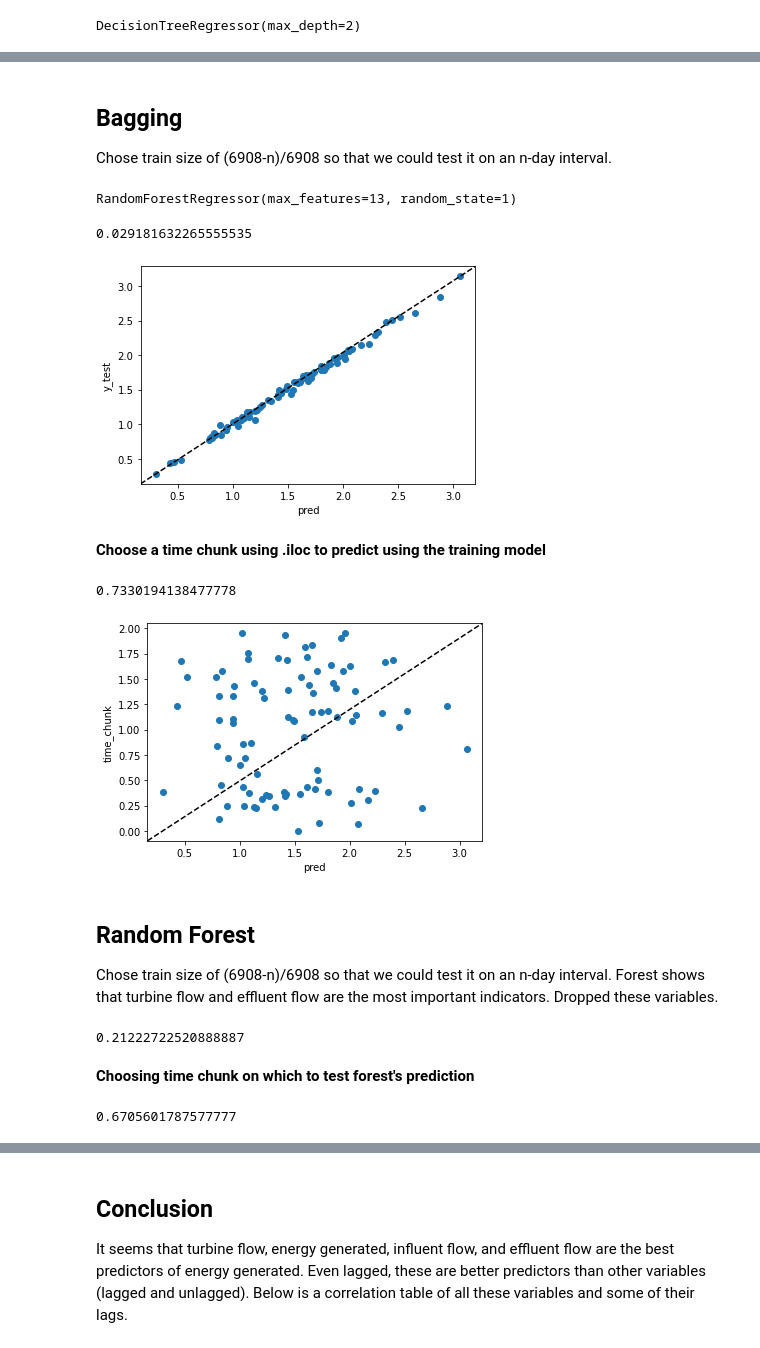
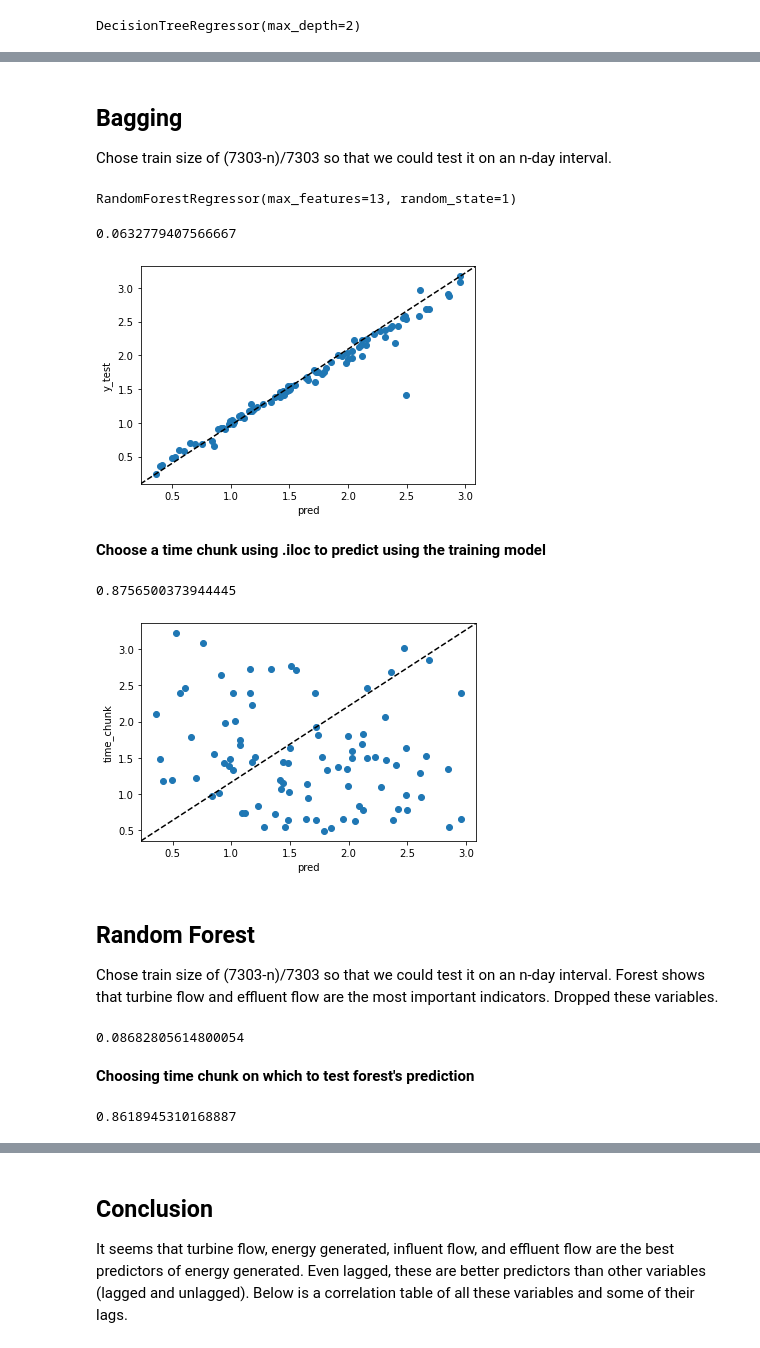
Before and after one commit to cameronthieme/IMAbootcamp2021, a Jupyter notebook: Data Exploration/Decision_Trees/Random Forests on Barra Bonita.ipynb, the cells around one changed output, grey strips where cells are left out. Drawn from its saved outputs; the diff is of its cells as text; code cells hidden in the pictures.

```diff
--- a/Data Exploration/Decision_Trees/Random Forests on Barra Bonita.ipynb
+++ b/Data Exploration/Decision_Trees/Random Forests on Barra Bonita.ipynb
@@ -19,3 +16,3 @@ We work with data up to 2017 so that we can test the predictions on 2018-2021.
 # %%
 df = pd.read_csv("../../Data/1999_2021/aggragate_daily_data_2000to2020.csv", index_col = "date").drop(labels = "Unnamed: 0", axis = 1)
-df_2017 = df.loc['2000-01-01':'2018-12-31'].copy()
+df = df.rename(columns={"volume_used":"usable_volume"})
@@ -24,17 +31,12 @@ Adding 3 day, 7 day, 14 day, 30 day lags to all variables.
 # %%
-df_2017_lagged = df_2017.copy()
+for i in [7,14,30]:
+    df[['influent_flow_' + str(i)]] = df[['influent_flow']].shift(i)
+    df[['usable_volume_' + str(i)]] = df[['usable_volume']].shift(i)
+    df[['poured_flow_' + str(i)]] = df[['poured_flow']].shift(i)
+    df[['water_level_' + str(i)]] = df[['water_level']].shift(i)
+    df[['energy_stored_' + str(i)]] = df[['energy_stored']].shift(i)
+    df[['maximum_demand_' + str(i)]] = df[['maximum_demand']].shift(i)
+    df[['energy_generated_' + str(i)]] = df[['energy_generated']].shift(i)
+    df[['effluent_flow_' + str(i)]] = df[['effluent_flow']].shift(i)
 
-for i in [3,7,14,30]:    #this is so UGLY I wish I knew how to code :(
-    df_2017_lagged[['turbine_flow']] = (df_2017_lagged['effluent_flow'] - df_2017_lagged['poured_flow']).to_frame()
-    df_2017_lagged[['energy_charge_' + str(i)]] = df_2017_lagged[['energy_charge']].shift(i)
-    df_2017_lagged[['influent_flow_' + str(i)]] = df_2017_lagged[['influent_flow']].shift(i)
-    df_2017_lagged[['volume_used_' + str(i)]] = df_2017_lagged[['volume_used']].shift(i)
-    df_2017_lagged[['poured_flow_' + str(i)]] = df_2017_lagged[['poured_flow']].shift(i)
-    df_2017_lagged[['water_level_' + str(i)]] = df_2017_lagged[['water_level']].shift(i)
-    df_2017_lagged[['energy_stored_' + str(i)]] = df_2017_lagged[['energy_stored']].shift(i)
-    df_2017_lagged[['maximum_demand_' + str(i)]] = df_2017_lagged[['maximum_demand']].shift(i)
-    df_2017_lagged[['energy_generated_' + str(i)]] = df_2017_lagged[['energy_generated']].shift(i)
-    df_2017_lagged[['turbine_flow_' + str(i)]] = df_2017_lagged[['turbine_flow']].shift(i)
-    df_2017_lagged[['effluent_flow_' + str(i)]] = df_2017_lagged[['effluent_flow']].shift(i)
-
-df_2017_lagged = df_2017_lagged.dropna()
+df = df.dropna()
@@ -83,11 +111,11 @@ mean_absolute_error(y_test, pred)
 # %% [markdown]
 ## Bagging
 
-Chose train size of (6908-n)/6908 so that we could test it on an n-day interval.
+Chose train size of (7303-n)/7303 so that we could test it on an n-day interval.
 # %%
-X = df_2017_lagged.drop(['energy_generated'], axis = 1)
-y = df_2017_lagged.energy_generated
-X_train, X_test, y_train, y_test = train_test_split(X, y, train_size = (6908-90)/6908, random_state = 0)
+X = df.drop(['energy_generated'], axis = 1)
+y = df.energy_generated
+X_train, X_test, y_train, y_test = train_test_split(X, y, train_size = (7303-90)/7303, random_state = 0)
 # %%
 bagged_daily = RandomForestRegressor(max_features = 13, random_state = 1)
 bagged_daily.fit(X_train, y_train)
@@ -110,51 +138,51 @@ plt.ylabel('y_test')
 
 mean_absolute_error(y_test, pred)
 # %% [output]
-0.029181632265555535
+0.0632779407566667
-[figure, old version]
+[figure, new version]
 # %% [markdown]
 **Choose a time chunk using .iloc to predict using the training model**
 # %%
-time_chunk = df[['energy_generated']].iloc[7210:7210+90].copy()
+time_chunk = df[['energy_generated']].iloc[7000:7000+90].copy()
 
 pred = bagged_daily.predict(X_test)
 
 plt.scatter(pred,
             time_chunk,
             label = 'energy_generated')
 
 plt.plot([0, 1],
          [0, 1],
          '--k',
          transform = plt.gca().transAxes)
 
 plt.xlabel('pred')
 plt.ylabel('time_chunk')
 
 mean_absolute_error(time_chunk, pred)
 # %% [output]
-0.7330194138477778
+0.8756500373944445
-[figure, old version]
+[figure, new version]
 # %% [markdown]
 ## Random Forest
 
-Chose train size of (6908-n)/6908 so that we could test it on an n-day interval. Forest shows that turbine flow and effluent flow are the most important indicators. Dropped these variables.
+Chose train size of (7303-n)/7303 so that we could test it on an n-day interval. Forest shows that turbine flow and effluent flow are the most important indicators. Dropped these variables.
 # %%
-X = df_2017_lagged.drop(['energy_generated','turbine_flow','effluent_flow'], axis = 1)
-y = df_2017_lagged.energy_generated
-X_train, X_test, y_train, y_test = train_test_split(X, y, train_size = (6908-90)/6908, random_state = 0)
+X = df.drop(['energy_generated'], axis = 1)
+y = df.energy_generated
+X_train, X_test, y_train, y_test = train_test_split(X, y, train_size = (7303-90)/7303, random_state = 0)
 
-random_forest_daily = RandomForestRegressor(max_features = 7, random_state = 1)
+random_forest_daily = RandomForestRegressor(n_estimators = 500, max_features = 7, random_state = 1)
 random_forest_daily.fit(X_train, y_train)
 pred = random_forest_daily.predict(X_test)
 mean_absolute_error(y_test, random_forest_daily.predict(X_test))
 # %% [output]
-0.21222722520888887
+0.08682805614800054
 # %% [markdown]
 **Choosing time chunk on which to test forest's prediction**
 # %%
-time_chunk = df[['energy_generated']].iloc[7200:7200+90].copy()
+time_chunk = df[['energy_generated']].iloc[7000:7000+90].copy()
 mean_absolute_error(time_chunk, random_forest_daily.predict(X_test))
 # %% [output]
-0.6705601787577777
+0.8618945310168887
 # %%
```
Also changed, not shown: parts of 21 cells of this notebook, 14 other files.
